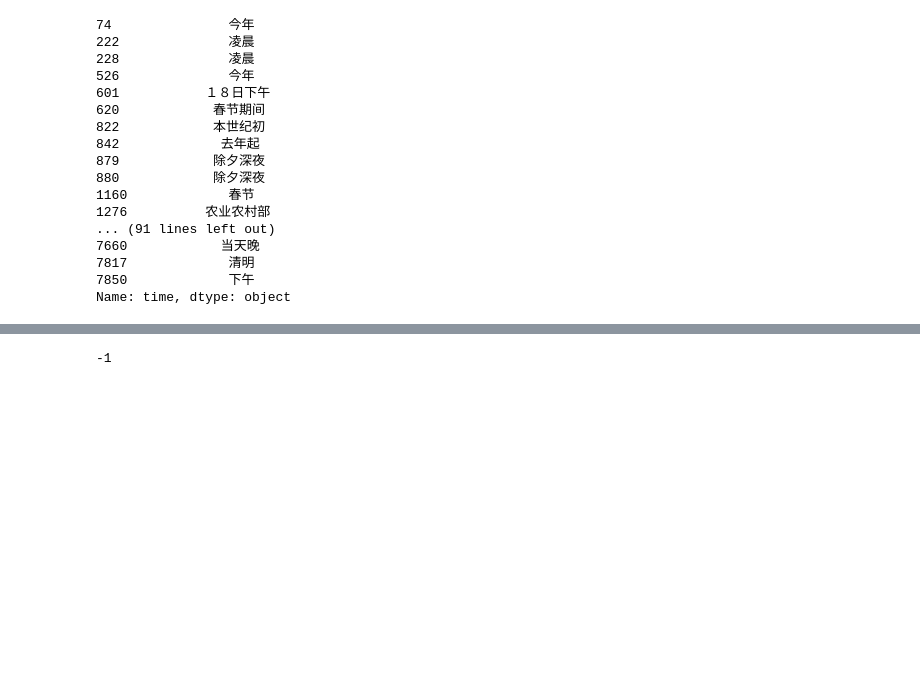
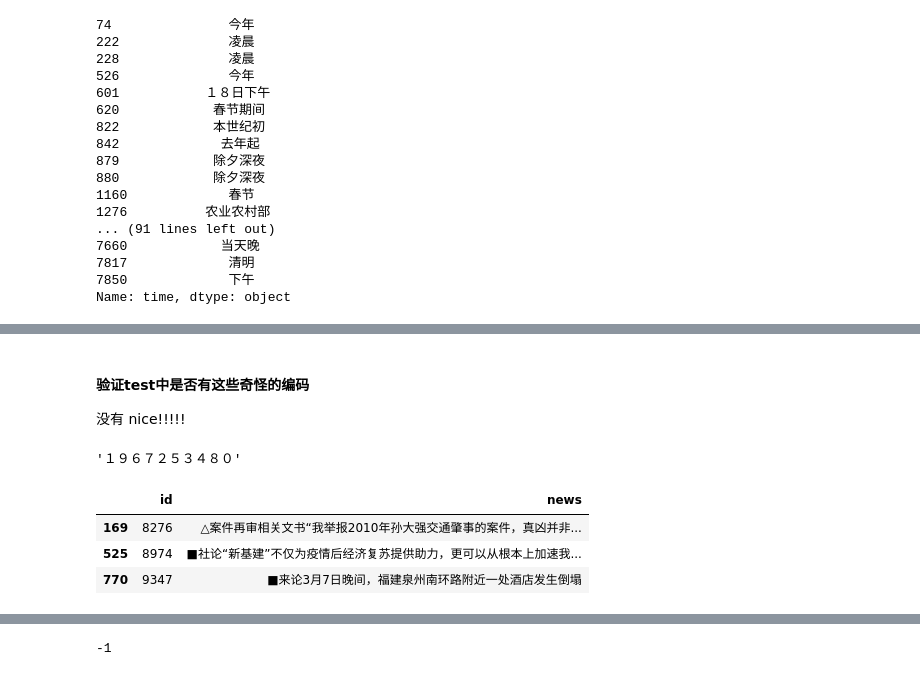
Before and after one commit to mayi140611/myappsexlib, a Jupyter notebook: a_0622_0821_kdxf-event_extraction/0EDA.ipynb, the cells around one changed output, grey strips where cells are left out. Saved outputs shown, nothing was run; the diff lists cells and outputs as text; code cells hidden in the pictures; blank space fills up the shorter version.

```diff
--- a/a_0622_0821_kdxf-event_extraction/0EDA.ipynb
+++ b/a_0622_0821_kdxf-event_extraction/0EDA.ipynb
@@ -173,3 +215,17 @@ Name: time, dtype: object
+# %% [markdown]
+#### 验证test中是否有这些奇怪的编码
+没有 nice!!!!!
+# %%
+''.join(strange_dict.keys())
+# %% [output]
+'１９６７２５３４８０'
+# %%
+test_raw[test_raw.news.str.contains(fr'[{"".join(strange_dict.keys())}]')]
+# %% [output]
+|  | id | news |
+| 169 | 8276 | △案件再审相关文书“我举报2010年孙大强交通肇事的案件，真凶并非... |
+| 525 | 8974 | ■社论“新基建”不仅为疫情后经济复苏提供助力，更可以从根本上加速我... |
+| 770 | 9347 | ■来论3月7日晚间，福建泉州南环路附近一处酒店发生倒塌 |
 # %%
 r = str.maketrans(strange_dict)
 r
```
Also changed, not shown: parts of 62 cells of this notebook, 4 other files.
